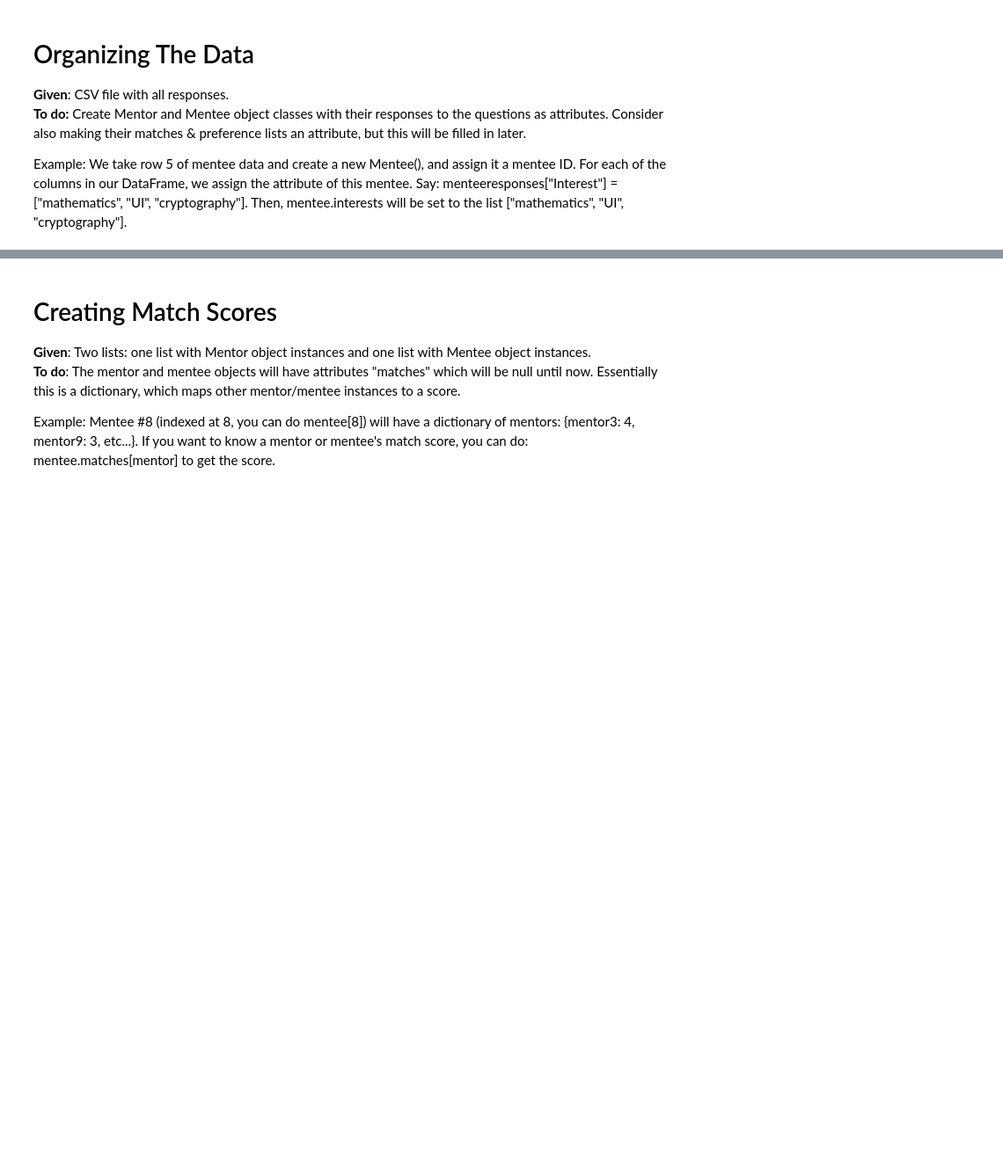
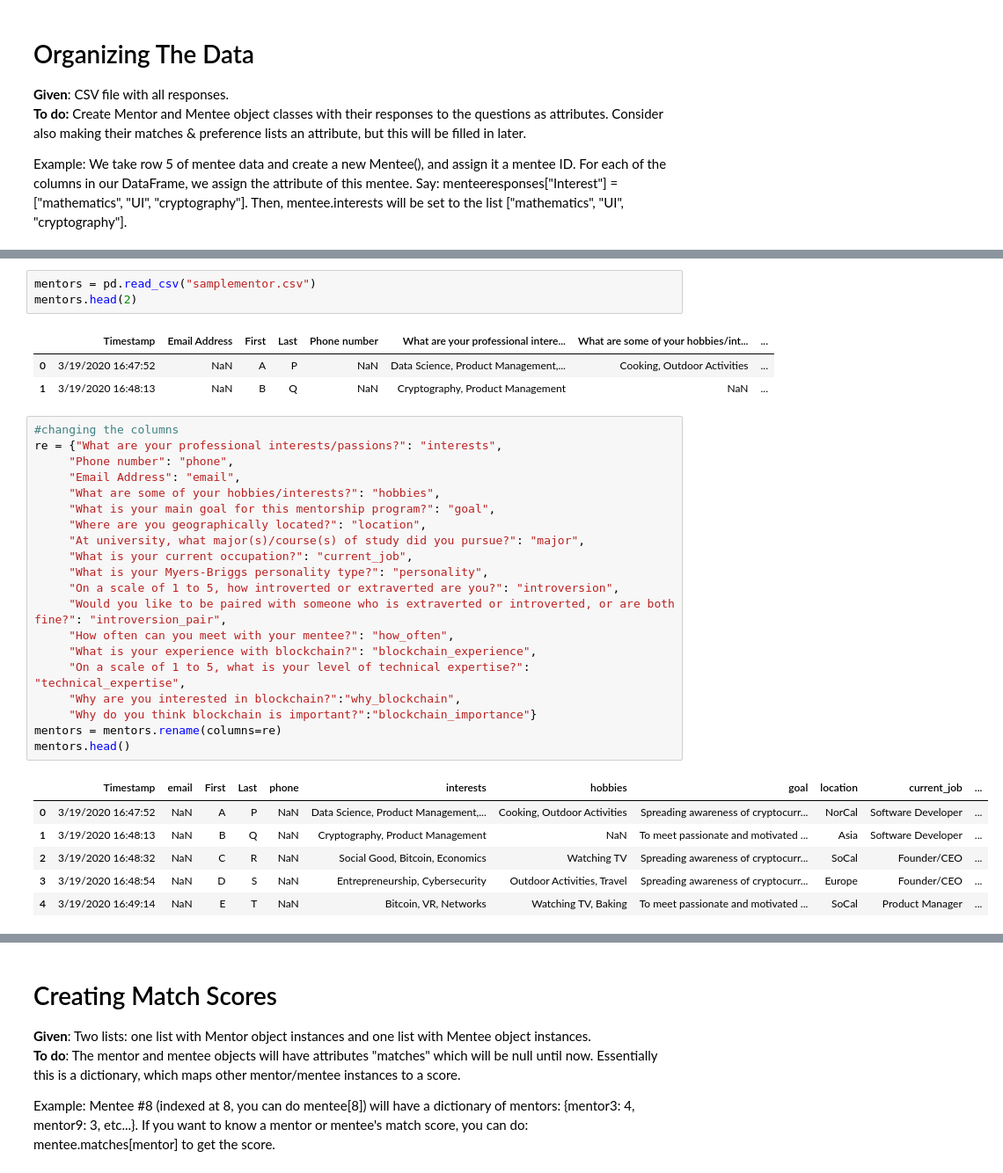
Before and after one commit to elysegarreau/ursatechmentorshipmatching, a Jupyter notebook: she256 Mentorship Matching Project.ipynb, the cells around one changed output, grey strips where cells are left out. Shown at 88% size. Drawn from its saved outputs; the diff is of its cells as text; blank space fills up the shorter version.

```diff
--- a/she256 Mentorship Matching Project.ipynb
+++ b/she256 Mentorship Matching Project.ipynb
@@ -12,0 +127,34 @@ Example: We take row 5 of mentee data and create a new Mentee(), and assign it a
+# %%
+mentors = pd.read_csv("samplementor.csv")
+mentors.head(2)
+# %% [output]
+|  | Timestamp | Email Address | First | Last | Phone number | What are your professional intere... | What are some of your hobbies/int... | ... |
+| 0 | 3/19/2020 16:47:52 | NaN | A | P | NaN | Data Science, Product Management,... | Cooking, Outdoor Activities | ... |
+| 1 | 3/19/2020 16:48:13 | NaN | B | Q | NaN | Cryptography, Product Management | NaN | ... |
+# %%
+#changing the columns
+re = {"What are your professional interests/passions?": "interests",
+     "Phone number": "phone",
+     "Email Address": "email",
+     "What are some of your hobbies/interests?": "hobbies",
+     "What is your main goal for this mentorship program?": "goal",
+     "Where are you geographically located?": "location",
+     "At university, what major(s)/course(s) of study did you pursue?": "major",
+     "What is your current occupation?": "current_job",
+     "What is your Myers-Briggs personality type?": "personality",
+     "On a scale of 1 to 5, how introverted or extraverted are you?": "introversion",
+     "Would you like to be paired with someone who is extraverted or introverted, or are both fine?": "introversion_pair",
+     "How often can you meet with your mentee?": "how_often",
+     "What is your experience with blockchain?": "blockchain_experience",
+     "On a scale of 1 to 5, what is your level of technical expertise?": "technical_expertise",
+     "Why are you interested in blockchain?":"why_blockchain",
+     "Why do you think blockchain is important?":"blockchain_importance"}
+mentors = mentors.rename(columns=re)
+mentors.head()
+# %% [output]
+|  | Timestamp | email | First | Last | phone | interests | hobbies | goal | location | current_job | ... |
+| 0 | 3/19/2020 16:47:52 | NaN | A | P | NaN | Data Science, Product Management,... | Cooking, Outdoor Activities | Spreading awareness of cryptocurr... | NorCal | Software Developer | ... |
+| 1 | 3/19/2020 16:48:13 | NaN | B | Q | NaN | Cryptography, Product Management | NaN | To meet passionate and motivated ... | Asia | Software Developer | ... |
+| 2 | 3/19/2020 16:48:32 | NaN | C | R | NaN | Social Good, Bitcoin, Economics | Watching TV | Spreading awareness of cryptocurr... | SoCal | Founder/CEO | ... |
+| 3 | 3/19/2020 16:48:54 | NaN | D | S | NaN | Entrepreneurship, Cybersecurity | Outdoor Activities, Travel | Spreading awareness of cryptocurr... | Europe | Founder/CEO | ... |
+| 4 | 3/19/2020 16:49:14 | NaN | E | T | NaN | Bitcoin, VR, Networks | Watching TV, Baking | To meet passionate and motivated ... | SoCal | Product Manager | ... |
```
Also changed, not shown: parts of 10 cells of this notebook.
